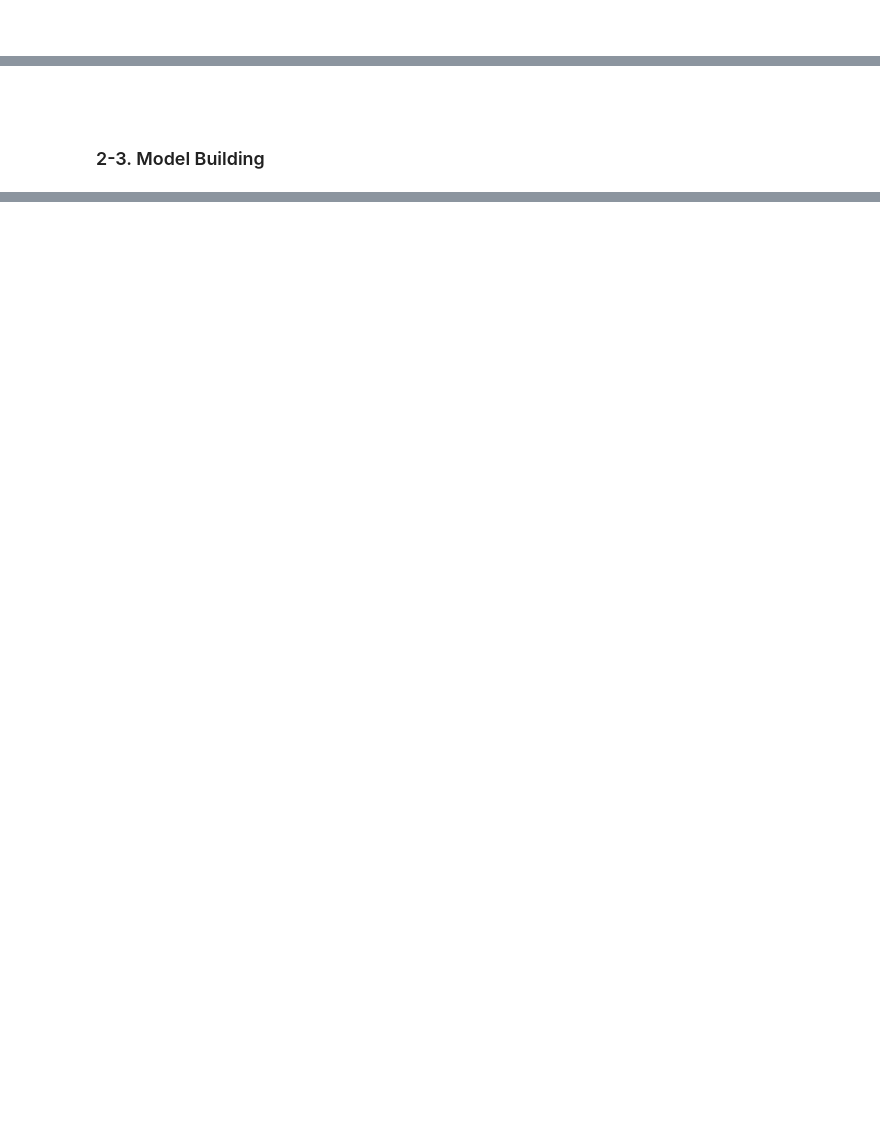
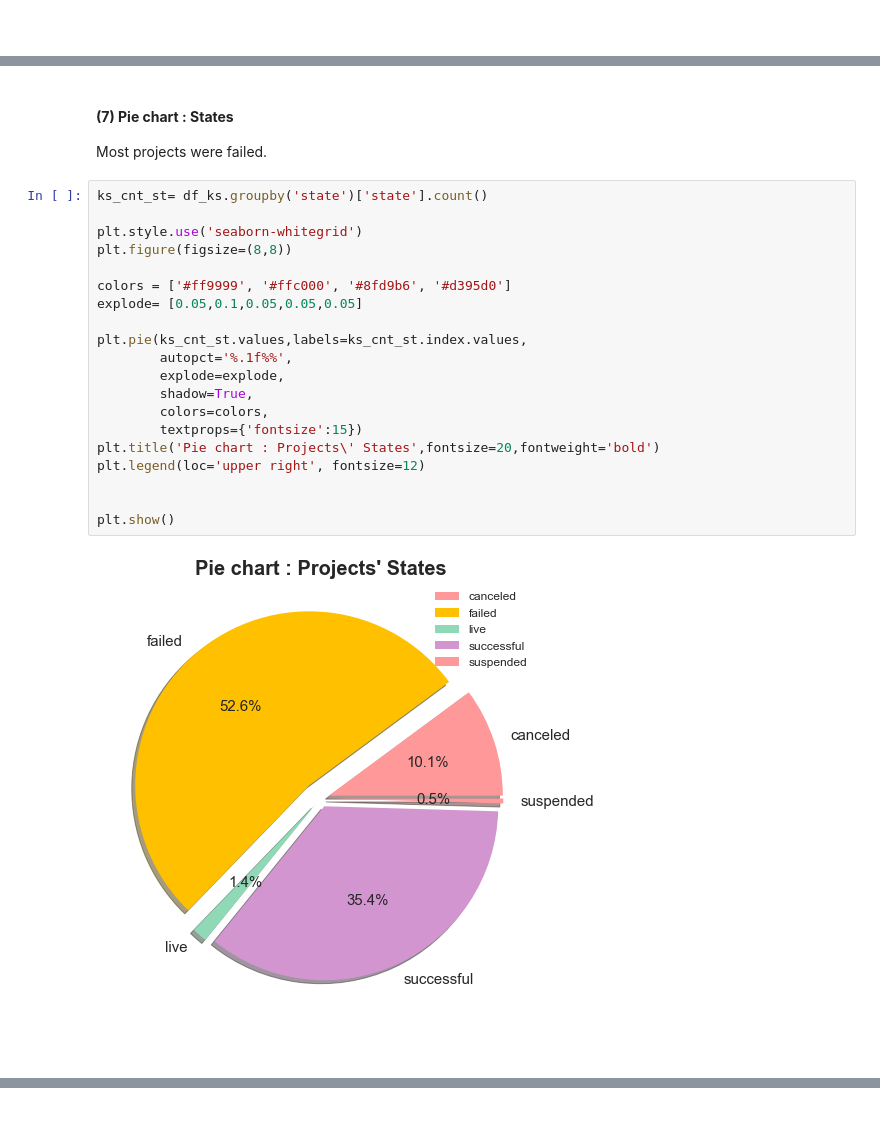
Before and after one commit to ABizCho/py_machineLearning, a Jupyter notebook: Assignment_Individual/asgmt_3_201823869.ipynb, the cells around one changed output, grey strips where cells are left out. Cells and saved outputs as stored; diff of their text form; blank space fills up the shorter version.

```diff
--- a/Assignment_Individual/asgmt_3_201823869.ipynb
+++ b/Assignment_Individual/asgmt_3_201823869.ipynb
@@ -714,4 +797,27 @@ plt.show()
+# %% [markdown]
+#### **(7) Pie chart : States**
+Most projects were failed.
+# %%
+ks_cnt_st= df_ks.groupby('state')['state'].count()
+
+plt.style.use('seaborn-whitegrid')
+plt.figure(figsize=(8,8))
+
+colors = ['#ff9999', '#ffc000', '#8fd9b6', '#d395d0']
+explode= [0.05,0.1,0.05,0.05,0.05]
+
+plt.pie(ks_cnt_st.values,labels=ks_cnt_st.index.values,
+        autopct='%.1f%%',
+        explode=explode,
+        shadow=True,
+        colors=colors,
+        textprops={'fontsize':15})
+plt.title('Pie chart : Projects\' States',fontsize=20,fontweight='bold')
+plt.legend(loc='upper right', fontsize=12)
+
+
+plt.show()
+# %% [output]
+[figure, added]
 # %% [markdown]
 <br>
-# %% [markdown]
-### 2-3. Model Building
```
Also changed, not shown: parts of 55 cells of this notebook.
